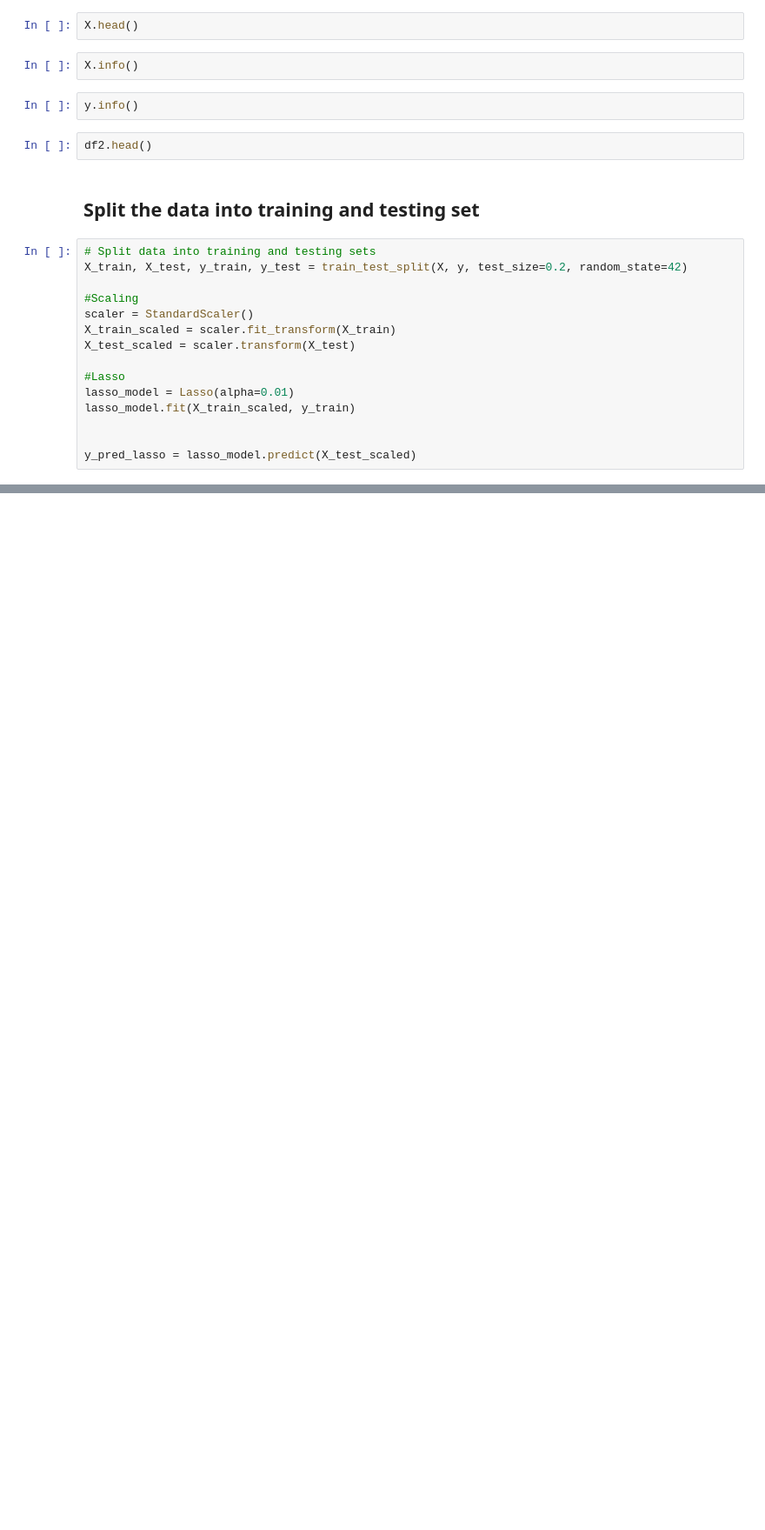
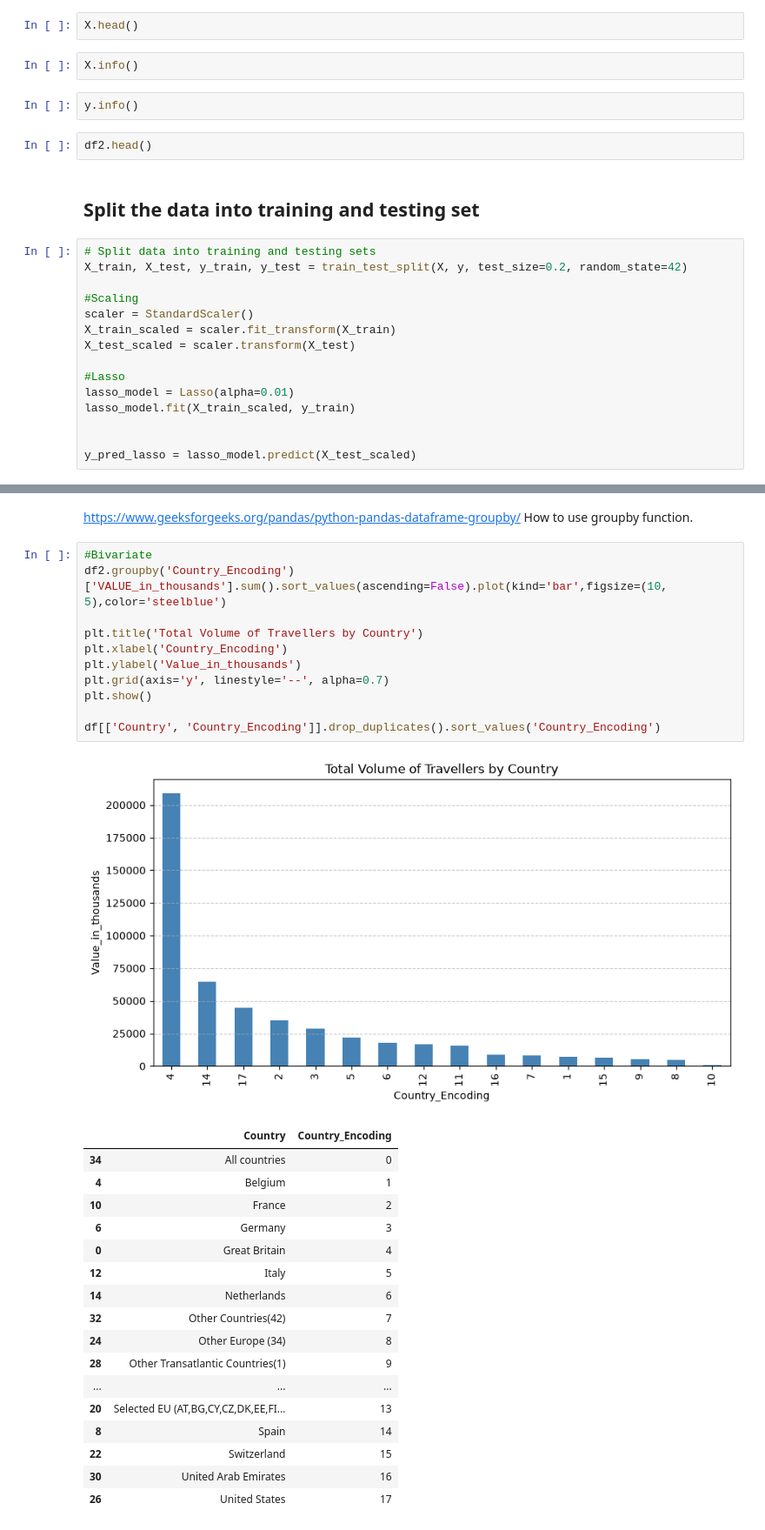
Before and after one commit to CCT-Dublin/CA1--Tourism-in-Ireland--Master-2026.2, a Jupyter notebook: CA1-2026.ipynb, the cells around one changed output, grey strips where cells are left out. Shown at 87% size. Cells and saved outputs as stored; diff of their text form; blank space fills up the shorter version.

```diff
--- a/CA1-2026.ipynb
+++ b/CA1-2026.ipynb
@@ -385,0 +449,32 @@ y_pred_lasso = lasso_model.predict(X_test_scaled)
+# %% [markdown]
+https://www.geeksforgeeks.org/pandas/python-pandas-dataframe-groupby/ How to use groupby function.
+# %%
+#Bivariate
+df2.groupby('Country_Encoding')['VALUE_in_thousands'].sum().sort_values(ascending=False).plot(kind='bar',figsize=(10, 5),color='steelblue')
+
+plt.title('Total Volume of Travellers by Country')
+plt.xlabel('Country_Encoding')
+plt.ylabel('Value_in_thousands')
+plt.grid(axis='y', linestyle='--', alpha=0.7)
+plt.show()
+
+df[['Country', 'Country_Encoding']].drop_duplicates().sort_values('Country_Encoding')
+# %% [output]
+[figure, added]
+|  | Country | Country_Encoding |
+| 34 | All countries | 0 |
+| 4 | Belgium | 1 |
+| 10 | France | 2 |
+| 6 | Germany | 3 |
+| 0 | Great Britain | 4 |
+| 12 | Italy | 5 |
+| 14 | Netherlands | 6 |
+| 32 | Other Countries(42) | 7 |
+| 24 | Other Europe (34) | 8 |
+| 28 | Other Transatlantic Countries(1) | 9 |
+| ... | ... | ... |
+| 20 | Selected EU (AT,BG,CY,CZ,DK,EE,FI... | 13 |
+| 8 | Spain | 14 |
+| 22 | Switzerland | 15 |
+| 30 | United Arab Emirates | 16 |
+| 26 | United States | 17 |
```
Also changed, not shown: parts of 15 cells of this notebook.
